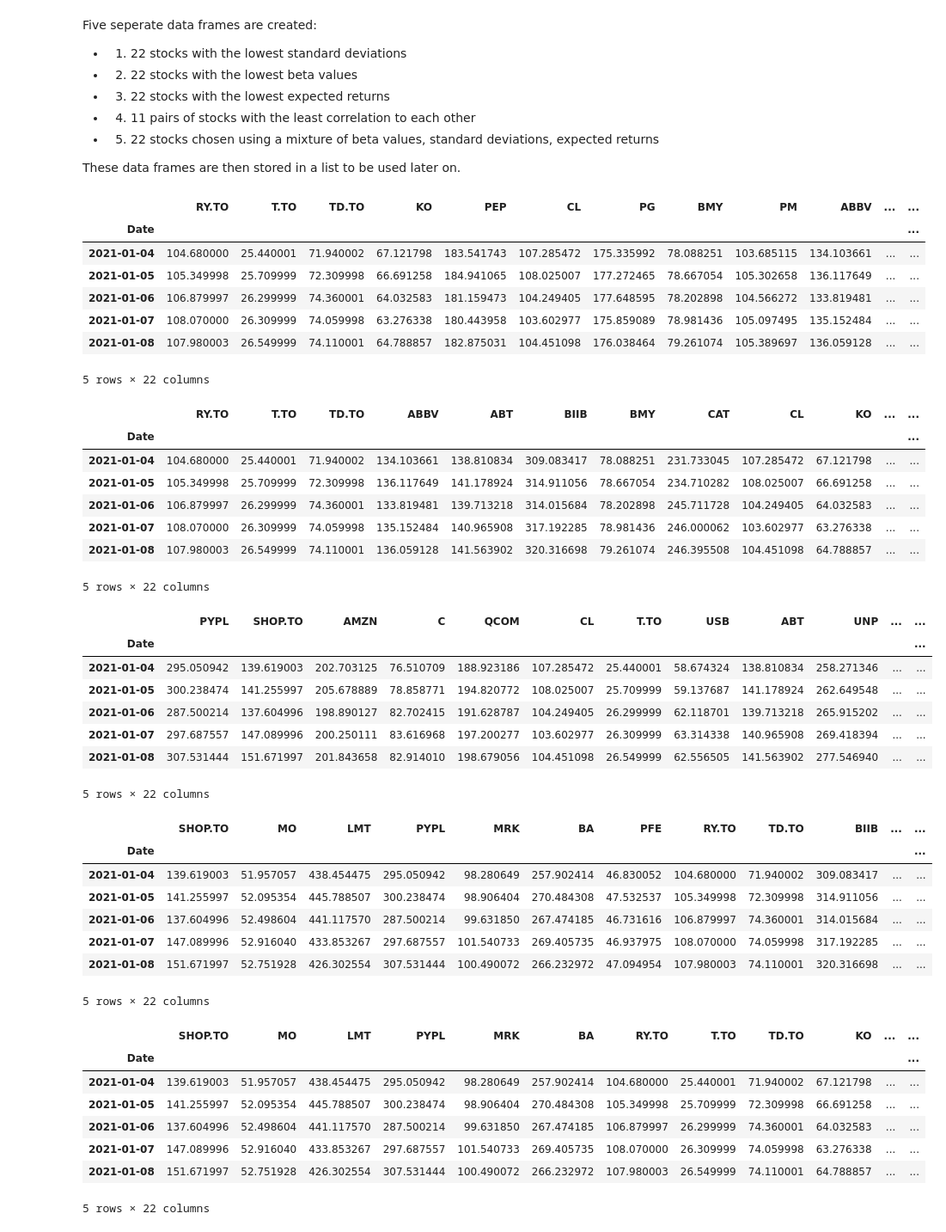
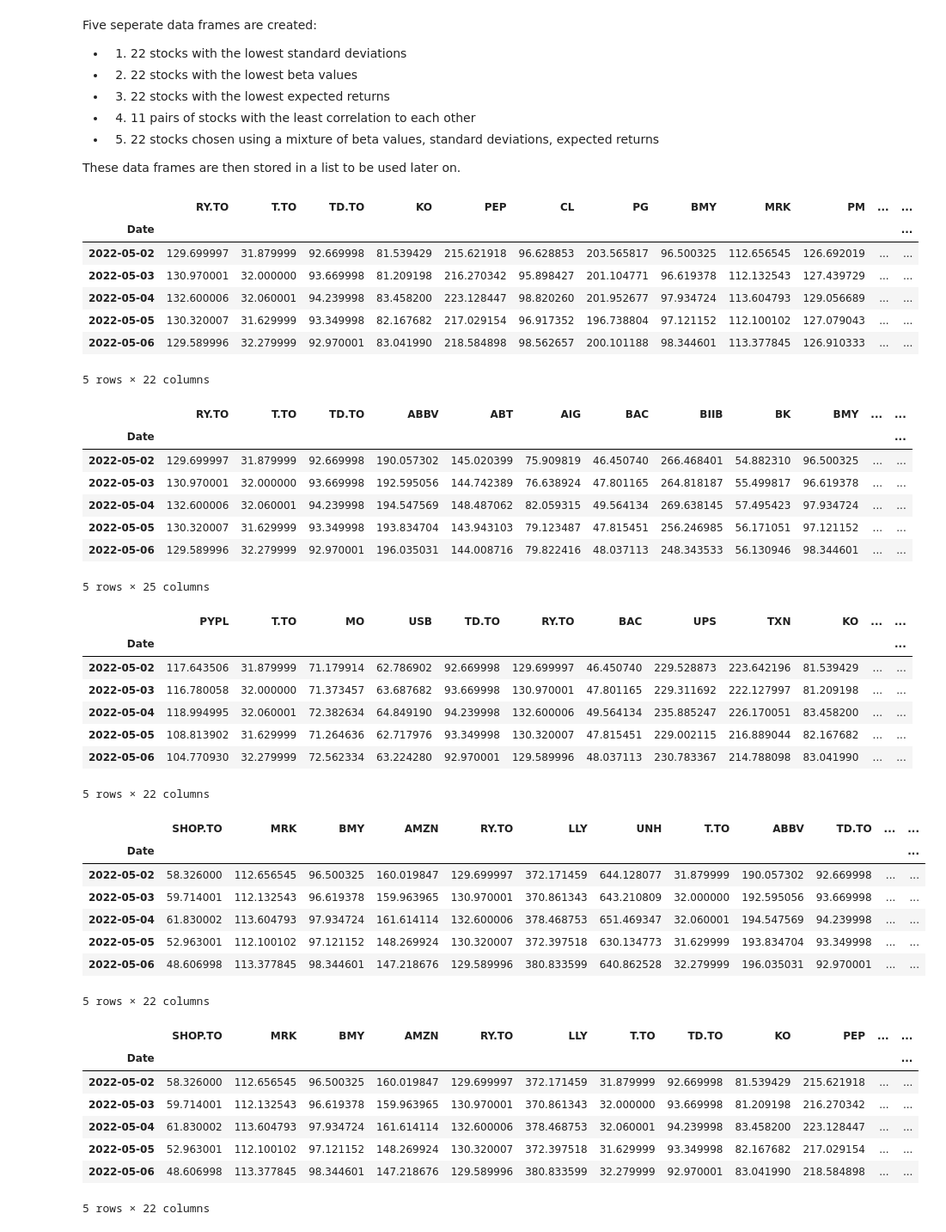
Before and after one commit to Zemelware/robo_stock_advisor, a Jupyter notebook: robo_stock_advisor.ipynb, the cells around one changed output. Shown at 86% size. Cells and saved outputs as stored; diff of their text form; code cells hidden in the pictures.

```diff
--- a/robo_stock_advisor.ipynb
+++ b/robo_stock_advisor.ipynb
@@ -132,9 +132,9 @@ tickers.head()
 filter_start_date = "2023-01-01"
 filter_end_date = "2023-10-31"
 
-# Set paramters for retrieving stock data
-start_date = "2021-01-01"
-end_date = "2023-01-01"
+# Set parameters for retrieving stock data
+start_date = "2022-05-01"
+end_date = "2023-11-25"
 # %%
 # Determines months with less than 18 trading days
 def get_short_months(market_index):
@@ -712,68 +706,68 @@ These data frames are then stored in a list to be used later on.
 # %%
 # Get DataFrames for each set of stock candidates
 
 # 1. Lowest standard deviations
 l_std_stocks_df = stock_data[l_std_stocks]
 display(l_std_stocks_df.head())
 
 # 2. Lowest betas
 l_beta_stocks_df = stock_data[l_beta_stocks]
 display(l_beta_stocks_df.head())
 
 # 3. Lowest returns
 l_er_stock_df = stock_data[l_er_stocks]
 display(l_er_stock_df.head())
 
 # 4. Least correlated stocks
 l_corr_stocks_df = stock_data[l_corr_pairs]
 display(l_corr_stocks_df.head())
 
 # 5. Hybrid stock candidates
 hybrid_stock_df = stock_data[hybrid_stock_lst]
 display(hybrid_stock_df.head())
 
 # Store portfolio DataFrames in a list
-portfolio_candidates = [l_std_stocks_df, l_beta_stocks_df, l_er_stock_df, l_corr_stocks_df, hybrid_stock_df]
+portfolio_candidates = {"Lowest Std": l_std_stocks_df, "Lowest Beta": l_beta_stocks_df, "Lowest Exp Returns": l_er_stock_df, "Lowest Corr": l_corr_stocks_df, "Hybrid": hybrid_stock_df}
 # %% [output]
-|  | RY.TO | T.TO | TD.TO | KO | PEP | CL | PG | BMY | PM | ABBV | ... | ... |
+|  | RY.TO | T.TO | TD.TO | KO | PEP | CL | PG | BMY | MRK | PM | ... | ... |
 | Date |  |  |  |  |  |  |  |  |  |  |  | ... |
-| 2021-01-04 | 104.680000 | 25.440001 | 71.940002 | 67.121798 | 183.541743 | 107.285472 | 175.335992 | 78.088251 | 103.685115 | 134.103661 | ... | ... |
-| 2021-01-05 | 105.349998 | 25.709999 | 72.309998 | 66.691258 | 184.941065 | 108.025007 | 177.272465 | 78.667054 | 105.302658 | 136.117649 | ... | ... |
-| 2021-01-06 | 106.879997 | 26.299999 | 74.360001 | 64.032583 | 181.159473 | 104.249405 | 177.648595 | 78.202898 | 104.566272 | 133.819481 | ... | ... |
-| 2021-01-07 | 108.070000 | 26.309999 | 74.059998 | 63.276338 | 180.443958 | 103.602977 | 175.859089 | 78.981436 | 105.097495 | 135.152484 | ... | ... |
-| 2021-01-08 | 107.980003 | 26.549999 | 74.110001 | 64.788857 | 182.875031 | 104.451098 | 176.038464 | 79.261074 | 105.389697 | 136.059128 | ... | ... |
+| 2022-05-02 | 129.699997 | 31.879999 | 92.669998 | 81.539429 | 215.621918 | 96.628853 | 203.565817 | 96.500325 | 112.656545 | 126.692019 | ... | ... |
+| 2022-05-03 | 130.970001 | 32.000000 | 93.669998 | 81.209198 | 216.270342 | 95.898427 | 201.104771 | 96.619378 | 112.132543 | 127.439729 | ... | ... |
+| 2022-05-04 | 132.600006 | 32.060001 | 94.239998 | 83.458200 | 223.128447 | 98.820260 | 201.952677 | 97.934724 | 113.604793 | 129.056689 | ... | ... |
+| 2022-05-05 | 130.320007 | 31.629999 | 93.349998 | 82.167682 | 217.029154 | 96.917352 | 196.738804 | 97.121152 | 112.100102 | 127.079043 | ... | ... |
+| 2022-05-06 | 129.589996 | 32.279999 | 92.970001 | 83.041990 | 218.584898 | 98.562657 | 200.101188 | 98.344601 | 113.377845 | 126.910333 | ... | ... |
 5 rows × 22 columns
-|  | RY.TO | T.TO | TD.TO | ABBV | ABT | BIIB | BMY | CAT | CL | KO | ... | ... |
+|  | RY.TO | T.TO | TD.TO | ABBV | ABT | AIG | BAC | BIIB | BK | BMY | ... | ... |
 | Date |  |  |  |  |  |  |  |  |  |  |  | ... |
-| 2021-01-04 | 104.680000 | 25.440001 | 71.940002 | 134.103661 | 138.810834 | 309.083417 | 78.088251 | 231.733045 | 107.285472 | 67.121798 | ... | ... |
-| 2021-01-05 | 105.349998 | 25.709999 | 72.309998 | 136.117649 | 141.178924 | 314.911056 | 78.667054 | 234.710282 | 108.025007 | 66.691258 | ... | ... |
-| 2021-01-06 | 106.879997 | 26.299999 | 74.360001 | 133.819481 | 139.713218 | 314.015684 | 78.202898 | 245.711728 | 104.249405 | 64.032583 | ... | ... |
-| 2021-01-07 | 108.070000 | 26.309999 | 74.059998 | 135.152484 | 140.965908 | 317.192285 | 78.981436 | 246.000062 | 103.602977 | 63.276338 | ... | ... |
-| 2021-01-08 | 107.980003 | 26.549999 | 74.110001 | 136.059128 | 141.563902 | 320.316698 | 79.261074 | 246.395508 | 104.451098 | 64.788857 | ... | ... |
+| 2022-05-02 | 129.699997 | 31.879999 | 92.669998 | 190.057302 | 145.020399 | 75.909819 | 46.450740 | 266.468401 | 54.882310 | 96.500325 | ... | ... |
+| 2022-05-03 | 130.970001 | 32.000000 | 93.669998 | 192.595056 | 144.742389 | 76.638924 | 47.801165 | 264.818187 | 55.499817 | 96.619378 | ... | ... |
+| 2022-05-04 | 132.600006 | 32.060001 | 94.239998 | 194.547569 | 148.487062 | 82.059315 | 49.564134 | 269.638145 | 57.495423 | 97.934724 | ... | ... |
+| 2022-05-05 | 130.320007 | 31.629999 | 93.349998 | 193.834704 | 143.943103 | 79.123487 | 47.815451 | 256.246985 | 56.171051 | 97.121152 | ... | ... |
+| 2022-05-06 | 129.589996 | 32.279999 | 92.970001 | 196.035031 | 144.008716 | 79.822416 | 48.037113 | 248.343533 | 56.130946 | 98.344601 | ... | ... |
-5 rows × 22 columns
+5 rows × 25 columns
-|  | PYPL | SHOP.TO | AMZN | C | QCOM | CL | T.TO | USB | ABT | UNP | ... | ... |
+|  | PYPL | T.TO | MO | USB | TD.TO | RY.TO | BAC | UPS | TXN | KO | ... | ... |
 | Date |  |  |  |  |  |  |  |  |  |  |  | ... |
-| 2021-01-04 | 295.050942 | 139.619003 | 202.703125 | 76.510709 | 188.923186 | 107.285472 | 25.440001 | 58.674324 | 138.810834 | 258.271346 | ... | ... |
-| 2021-01-05 | 300.238474 | 141.255997 | 205.678889 | 78.858771 | 194.820772 | 108.025007 | 25.709999 | 59.137687 | 141.178924 | 262.649548 | ... | ... |
-| 2021-01-06 | 287.500214 | 137.604996 | 198.890127 | 82.702415 | 191.628787 | 104.249405 | 26.299999 | 62.118701 | 139.713218 | 265.915202 | ... | ... |
-| 2021-01-07 | 297.687557 | 147.089996 | 200.250111 | 83.616968 | 197.200277 | 103.602977 | 26.309999 | 63.314338 | 140.965908 | 269.418394 | ... | ... |
-| 2021-01-08 | 307.531444 | 151.671997 | 201.843658 | 82.914010 | 198.679056 | 104.451098 | 26.549999 | 62.556505 | 141.563902 | 277.546940 | ... | ... |
+| 2022-05-02 | 117.643506 | 31.879999 | 71.179914 | 62.786902 | 92.669998 | 129.699997 | 46.450740 | 229.528873 | 223.642196 | 81.539429 | ... | ... |
+| 2022-05-03 | 116.780058 | 32.000000 | 71.373457 | 63.687682 | 93.669998 | 130.970001 | 47.801165 | 229.311692 | 222.127997 | 81.209198 | ... | ... |
+| 2022-05-04 | 118.994995 | 32.060001 | 72.382634 | 64.849190 | 94.239998 | 132.600006 | 49.564134 | 235.885247 | 226.170051 | 83.458200 | ... | ... |
+| 2022-05-05 | 108.813902 | 31.629999 | 71.264636 | 62.717976 | 93.349998 | 130.320007 | 47.815451 | 229.002115 | 216.889044 | 82.167682 | ... | ... |
+| 2022-05-06 | 104.770930 | 32.279999 | 72.562334 | 63.224280 | 92.970001 | 129.589996 | 48.037113 | 230.783367 | 214.788098 | 83.041990 | ... | ... |
 5 rows × 22 columns
-|  | SHOP.TO | MO | LMT | PYPL | MRK | BA | PFE | RY.TO | TD.TO | BIIB | ... | ... |
+|  | SHOP.TO | MRK | BMY | AMZN | RY.TO | LLY | UNH | T.TO | ABBV | TD.TO | ... | ... |
 | Date |  |  |  |  |  |  |  |  |  |  |  | ... |
-| 2021-01-04 | 139.619003 | 51.957057 | 438.454475 | 295.050942 | 98.280649 | 257.902414 | 46.830052 | 104.680000 | 71.940002 | 309.083417 | ... | ... |
-| 2021-01-05 | 141.255997 | 52.095354 | 445.788507 | 300.238474 | 98.906404 | 270.484308 | 47.532537 | 105.349998 | 72.309998 | 314.911056 | ... | ... |
-| 2021-01-06 | 137.604996 | 52.498604 | 441.117570 | 287.500214 | 99.631850 | 267.474185 | 46.731616 | 106.879997 | 74.360001 | 314.015684 | ... | ... |
-| 2021-01-07 | 147.089996 | 52.916040 | 433.853267 | 297.687557 | 101.540733 | 269.405735 | 46.937975 | 108.070000 | 74.059998 | 317.192285 | ... | ... |
-| 2021-01-08 | 151.671997 | 52.751928 | 426.302554 | 307.531444 | 100.490072 | 266.232972 | 47.094954 | 107.980003 | 74.110001 | 320.316698 | ... | ... |
+| 2022-05-02 | 58.326000 | 112.656545 | 96.500325 | 160.019847 | 129.699997 | 372.171459 | 644.128077 | 31.879999 | 190.057302 | 92.669998 | ... | ... |
+| 2022-05-03 | 59.714001 | 112.132543 | 96.619378 | 159.963965 | 130.970001 | 370.861343 | 643.210809 | 32.000000 | 192.595056 | 93.669998 | ... | ... |
+| 2022-05-04 | 61.830002 | 113.604793 | 97.934724 | 161.614114 | 132.600006 | 378.468753 | 651.469347 | 32.060001 | 194.547569 | 94.239998 | ... | ... |
+| 2022-05-05 | 52.963001 | 112.100102 | 97.121152 | 148.269924 | 130.320007 | 372.397518 | 630.134773 | 31.629999 | 193.834704 | 93.349998 | ... | ... |
+| 2022-05-06 | 48.606998 | 113.377845 | 98.344601 | 147.218676 | 129.589996 | 380.833599 | 640.862528 | 32.279999 | 196.035031 | 92.970001 | ... | ... |
 5 rows × 22 columns
-|  | SHOP.TO | MO | LMT | PYPL | MRK | BA | RY.TO | T.TO | TD.TO | KO | ... | ... |
+|  | SHOP.TO | MRK | BMY | AMZN | RY.TO | LLY | T.TO | TD.TO | KO | PEP | ... | ... |
 | Date |  |  |  |  |  |  |  |  |  |  |  | ... |
-| 2021-01-04 | 139.619003 | 51.957057 | 438.454475 | 295.050942 | 98.280649 | 257.902414 | 104.680000 | 25.440001 | 71.940002 | 67.121798 | ... | ... |
-| 2021-01-05 | 141.255997 | 52.095354 | 445.788507 | 300.238474 | 98.906404 | 270.484308 | 105.349998 | 25.709999 | 72.309998 | 66.691258 | ... | ... |
-| 2021-01-06 | 137.604996 | 52.498604 | 441.117570 | 287.500214 | 99.631850 | 267.474185 | 106.879997 | 26.299999 | 74.360001 | 64.032583 | ... | ... |
-| 2021-01-07 | 147.089996 | 52.916040 | 433.853267 | 297.687557 | 101.540733 | 269.405735 | 108.070000 | 26.309999 | 74.059998 | 63.276338 | ... | ... |
-| 2021-01-08 | 151.671997 | 52.751928 | 426.302554 | 307.531444 | 100.490072 | 266.232972 | 107.980003 | 26.549999 | 74.110001 | 64.788857 | ... | ... |
+| 2022-05-02 | 58.326000 | 112.656545 | 96.500325 | 160.019847 | 129.699997 | 372.171459 | 31.879999 | 92.669998 | 81.539429 | 215.621918 | ... | ... |
+| 2022-05-03 | 59.714001 | 112.132543 | 96.619378 | 159.963965 | 130.970001 | 370.861343 | 32.000000 | 93.669998 | 81.209198 | 216.270342 | ... | ... |
+| 2022-05-04 | 61.830002 | 113.604793 | 97.934724 | 161.614114 | 132.600006 | 378.468753 | 32.060001 | 94.239998 | 83.458200 | 223.128447 | ... | ... |
+| 2022-05-05 | 52.963001 | 112.100102 | 97.121152 | 148.269924 | 130.320007 | 372.397518 | 31.629999 | 93.349998 | 82.167682 | 217.029154 | ... | ... |
+| 2022-05-06 | 48.606998 | 113.377845 | 98.344601 | 147.218676 | 129.589996 | 380.833599 | 32.279999 | 92.970001 | 83.041990 | 218.584898 | ... | ... |
 5 rows × 22 columns
 # %% [markdown]
 ## 4. Portfolio Optimization
```
Also changed, not shown: parts of 31 cells of this notebook.
